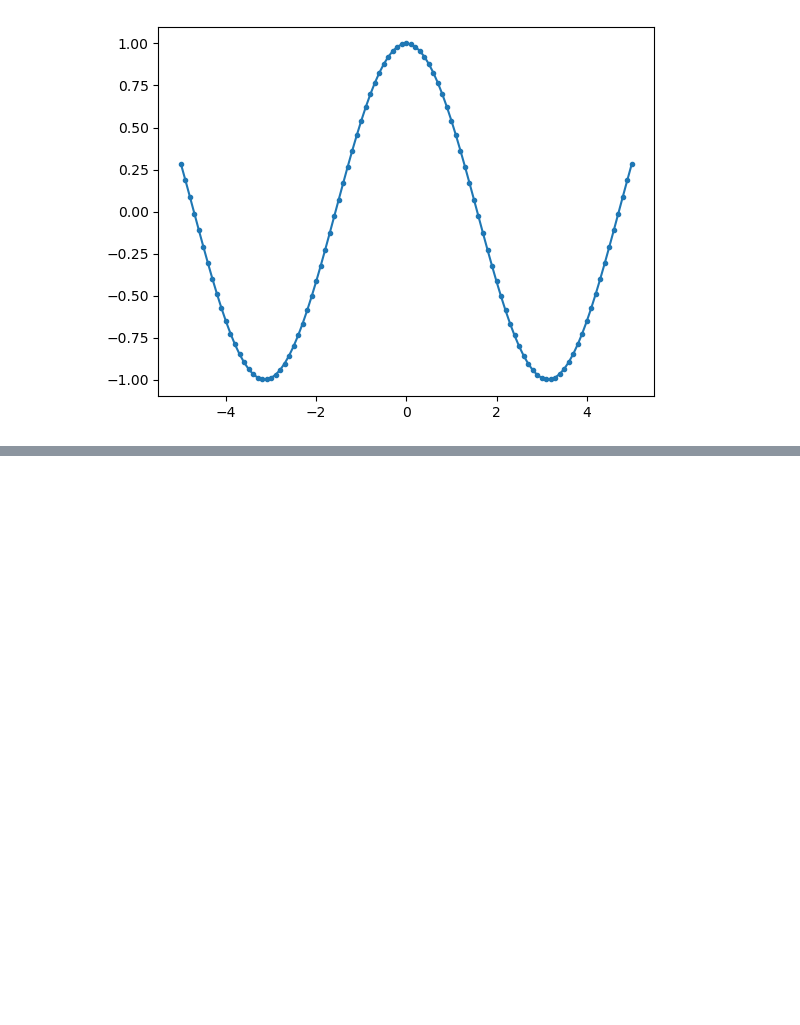
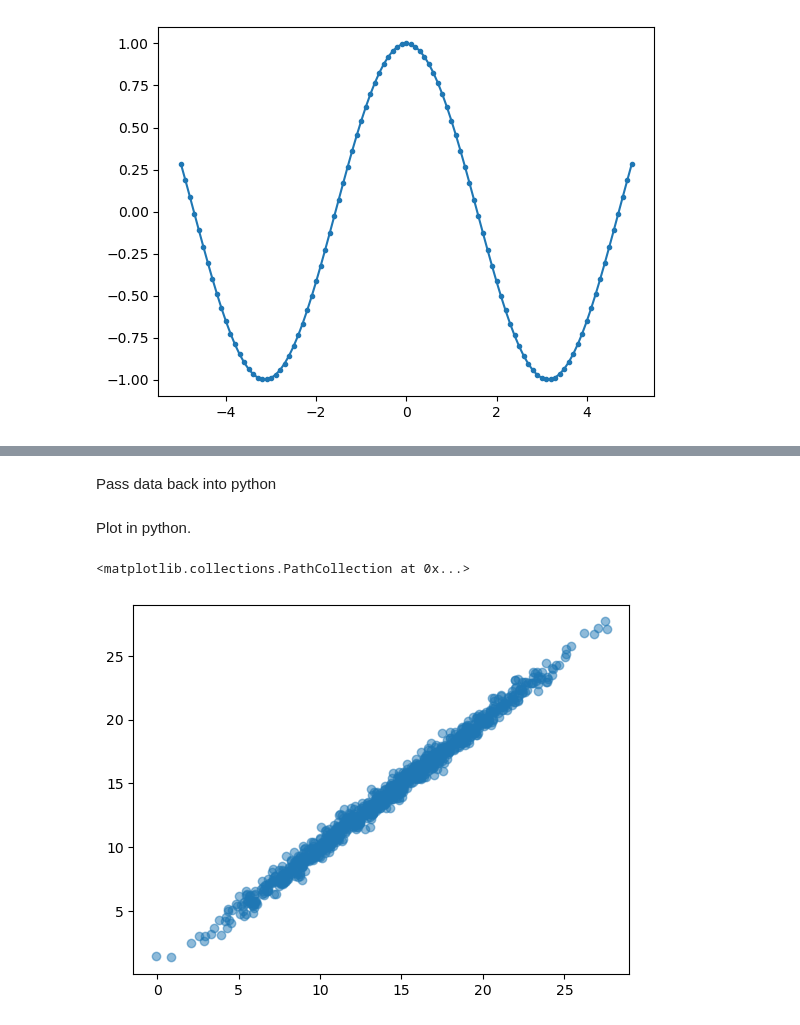
Before and after one commit to apoorvalal/pyRotechnics, a Jupyter notebook: pyRotechnics.ipynb, the cells around one changed output, grey strips where cells are left out. Cells and saved outputs as stored; diff of their text form; code cells hidden in the pictures; blank space fills up the shorter version.

```diff
--- a/pyRotechnics.ipynb
+++ b/pyRotechnics.ipynb
@@ -48,0 +107,11 @@ plt.plot(x, y_r, marker='.')
+# %% [markdown]
+Pass data back into python
+# %%
+yhat = ryp.to_py("model$fitted.values", format="numpy")
+# %% [markdown]
+Plot in python.
+# %%
+plt.scatter(y, yhat, alpha=0.5)
+# %% [output]
+<matplotlib.collections.PathCollection at 0x...>
+[figure, added]
```
Also changed, not shown: parts of 12 cells of this notebook.
